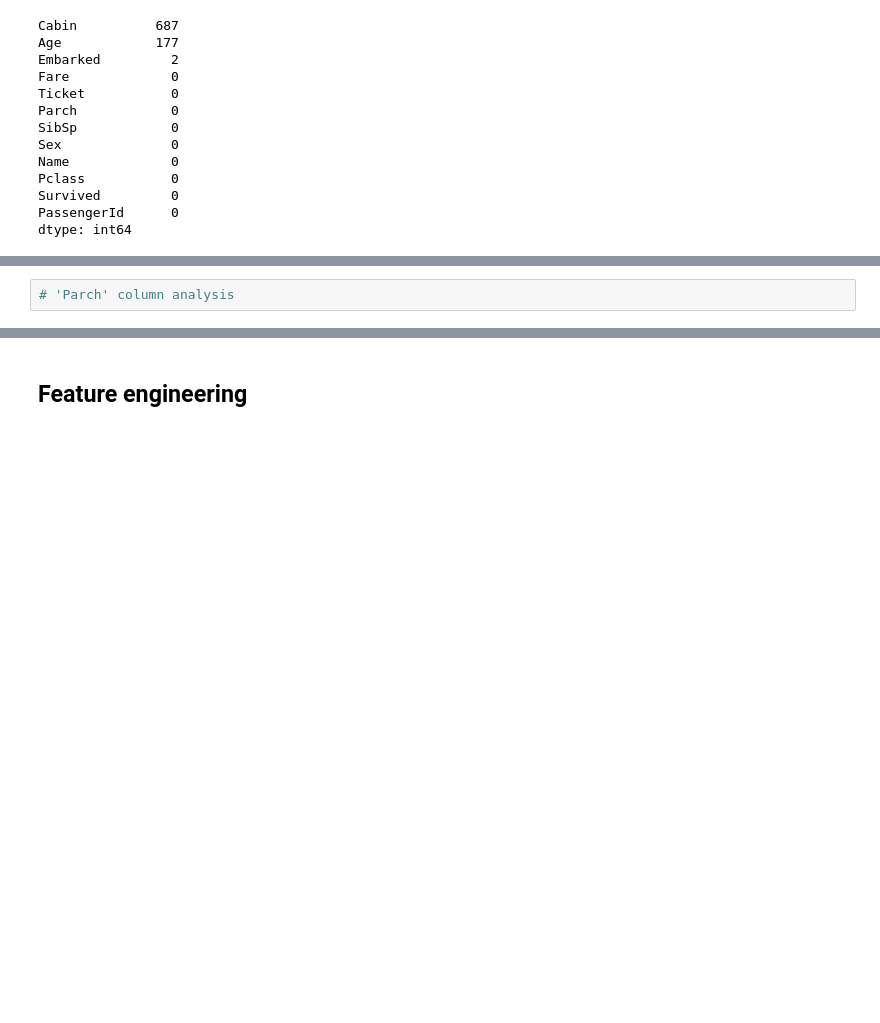
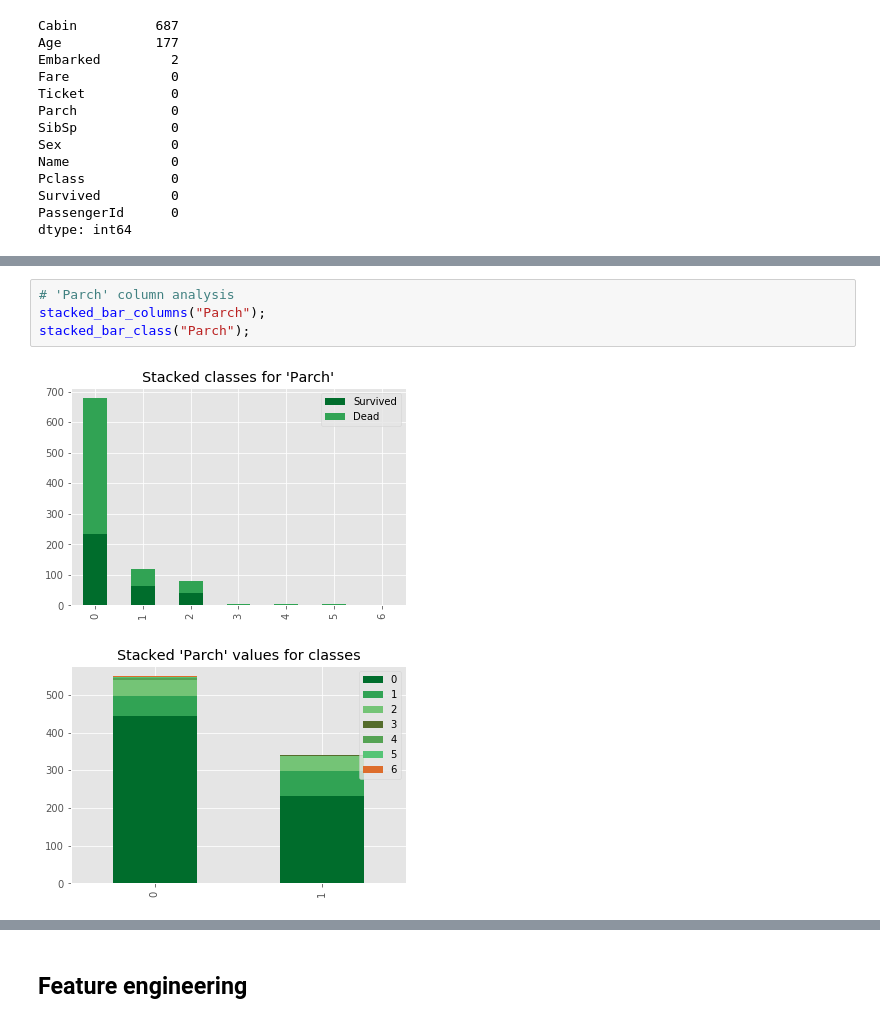
Before and after one commit to wojciechtobis/titanic, a Jupyter notebook: Titanic.ipynb, the cells around one changed output, grey strips where cells are left out. Drawn from its saved outputs; the diff is of its cells as text; blank space fills up the shorter version.

```diff
--- a/Titanic.ipynb
+++ b/Titanic.ipynb
@@ -89,5 +119,10 @@ stacked_bar_class("Pclass");
 # %%
 # 'Parch' column analysis
+stacked_bar_columns("Parch");
+stacked_bar_class("Parch");
+# %% [output]
+[figure, added]
+[figure, added]
 # %%
 # 'Fare' column analysis
 column_analysis("Fare");
```
Also changed, not shown: parts of 8 cells of this notebook, 1 other file.
